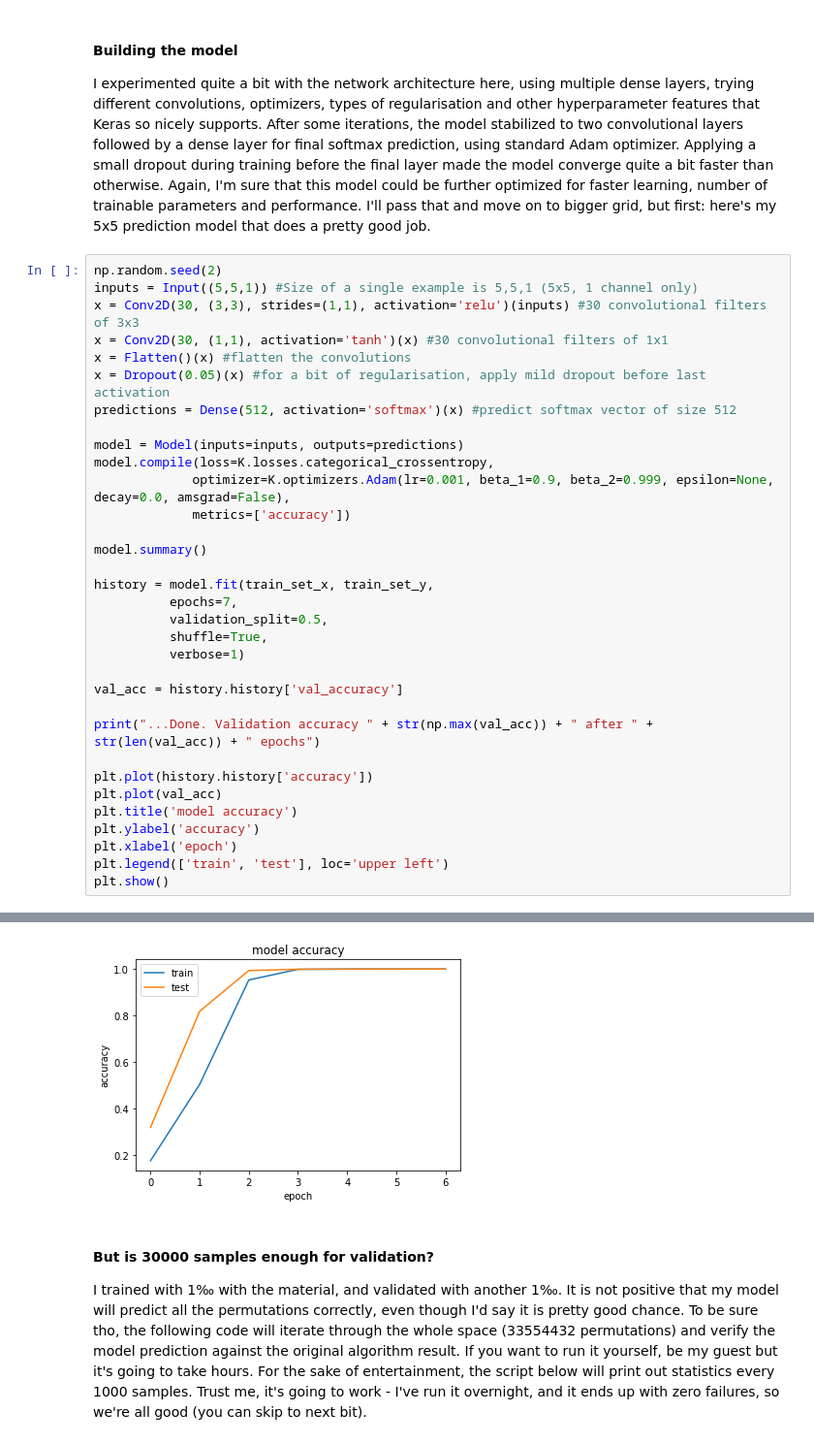
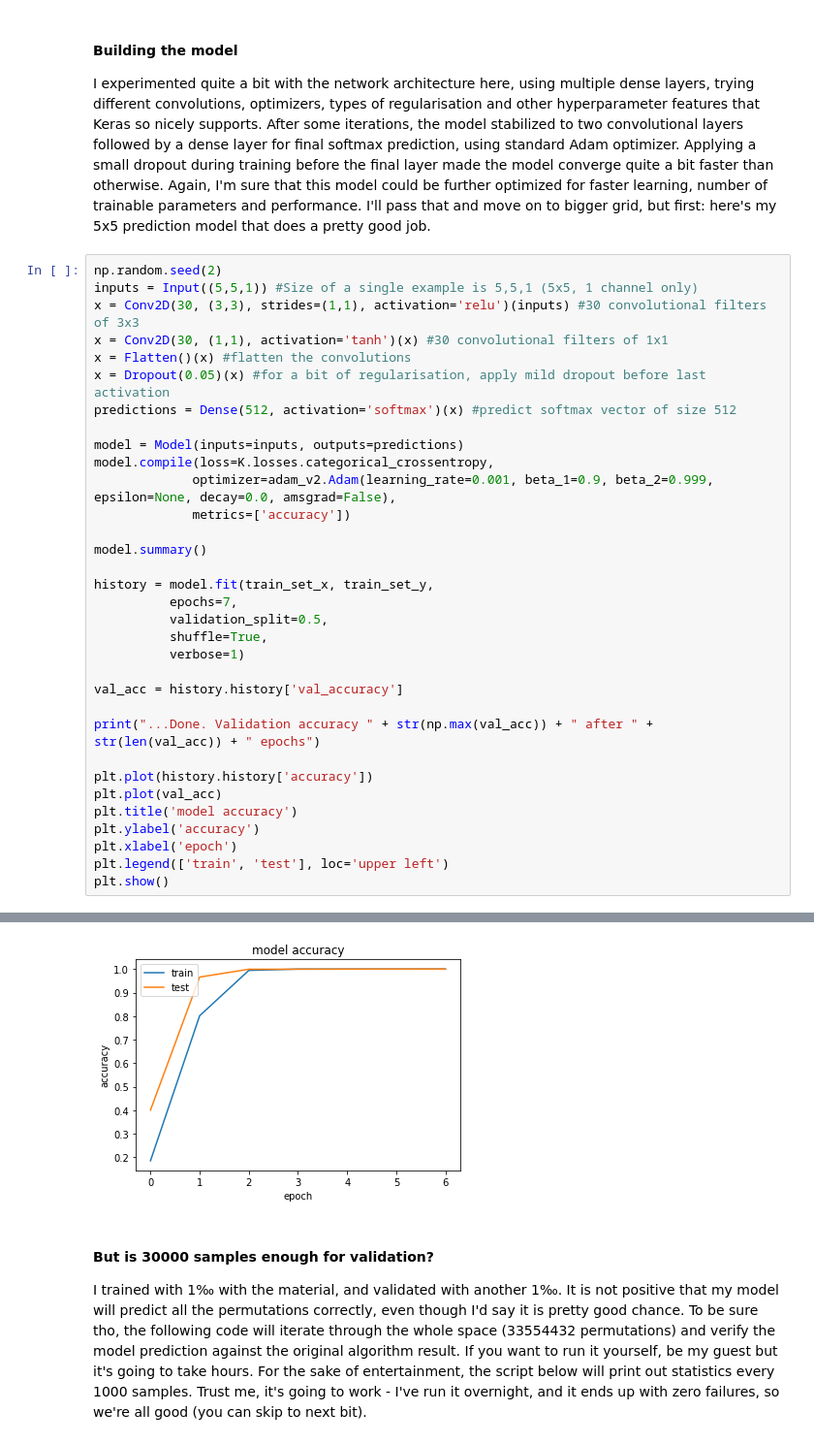
Before and after one commit to sitomani/gol-deep, a Jupyter notebook: GOL_CNN.ipynb, the cells around one changed output, grey strips where cells are left out. Shown at 97% size. Saved outputs shown, nothing was run; the diff lists cells and outputs as text.

```diff
--- a/GOL_CNN.ipynb
+++ b/GOL_CNN.ipynb
@@ -136,7 +136,7 @@ predictions = Dense(512, activation='softmax')(x) #predict softmax vector of siz
 
 model = Model(inputs=inputs, outputs=predictions)
 model.compile(loss=K.losses.categorical_crossentropy,
-             optimizer=K.optimizers.Adam(lr=0.001, beta_1=0.9, beta_2=0.999, epsilon=None, decay=0.0, amsgrad=False),
+             optimizer=adam_v2.Adam(learning_rate=0.001, beta_1=0.9, beta_2=0.999, epsilon=None, decay=0.0, amsgrad=False),
              metrics=['accuracy'])
 
 model.summary()
@@ -193,4 +179,4 @@ Epoch 7/7
-[figure, old version]
+[figure, new version]
 # %% [markdown]
 #### But is 30000 samples enough for validation?
 
```
Also changed, not shown: parts of 4 cells of this notebook, 6 other files.
